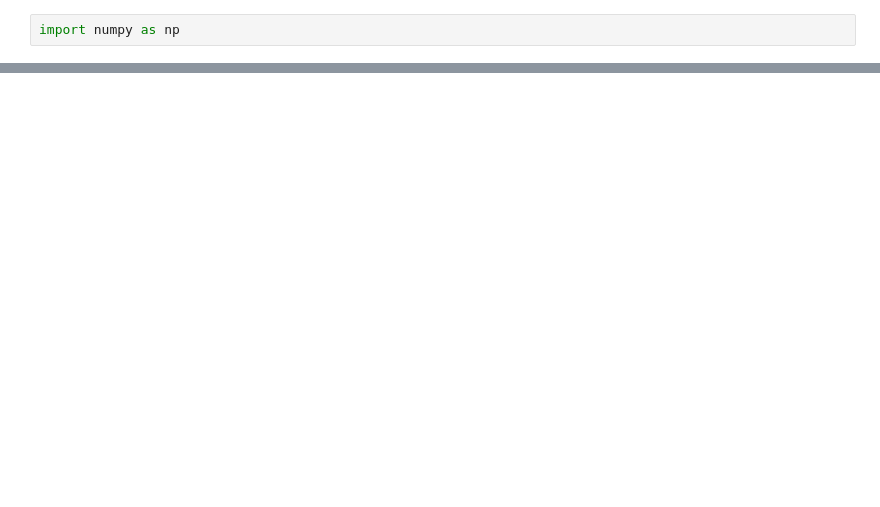
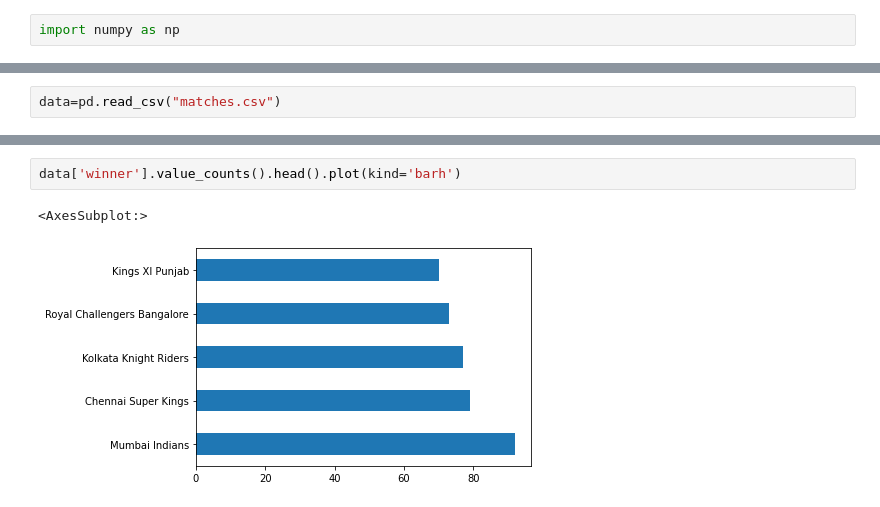
Before and after one commit to nikitaaccount/Data-Analysis, a Jupyter notebook: First.ipynb, the cells around one changed output, grey strips where cells are left out. Drawn from its saved outputs; the diff is of its cells as text; blank space fills up the shorter version.

```diff
--- a/First.ipynb
+++ b/First.ipynb
@@ -596,0 +7,2 @@ array([0, 1, 2, 3, 4], dtype=int64)
+# %%
+data=pd.read_csv("matches.csv")
@@ -596,0 +274,5 @@ array([0, 1, 2, 3, 4], dtype=int64)
+# %%
+data['winner'].value_counts().head().plot(kind='barh')
+# %% [output]
+<AxesSubplot:>
+[figure, added]
```
Also changed, not shown: parts of 167 cells of this notebook, 2 other files.
